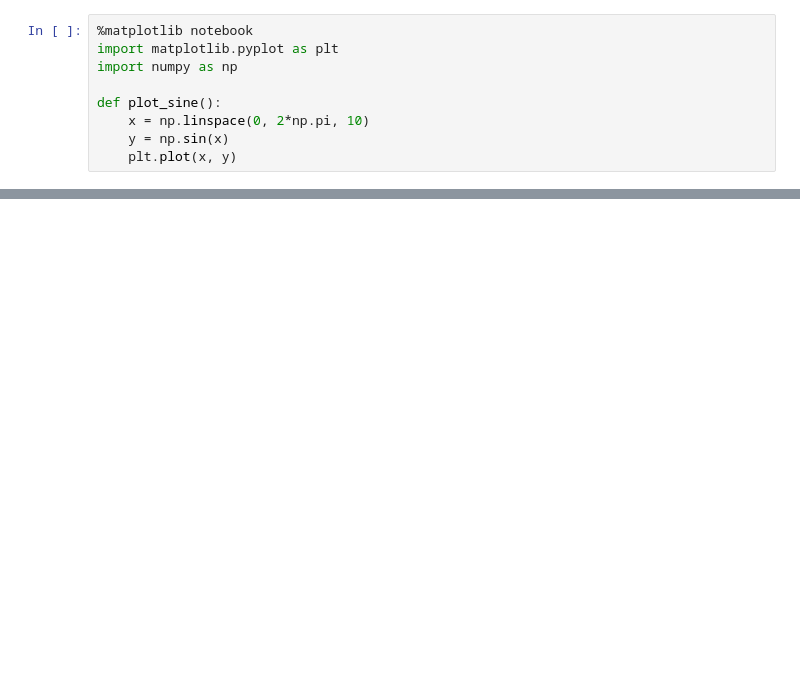
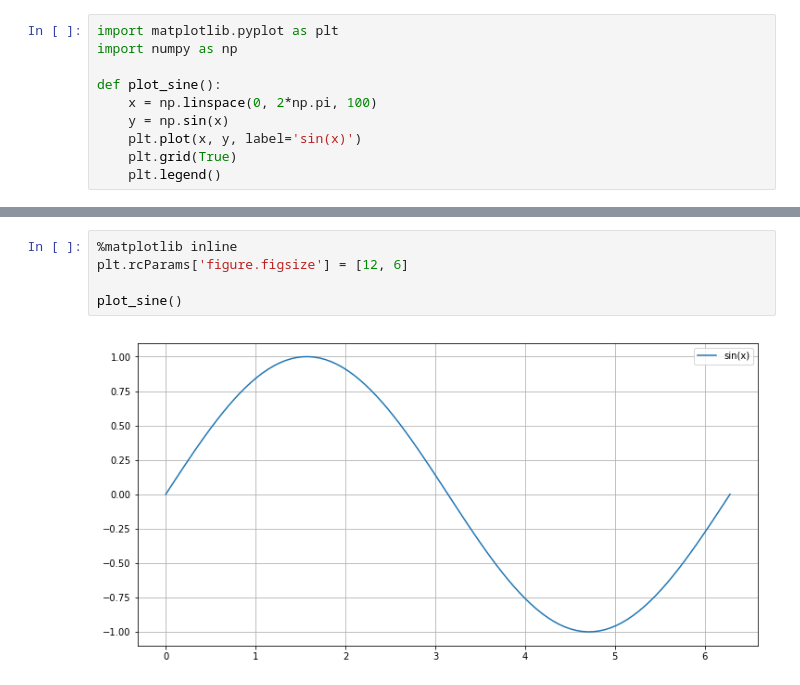
Before and after one commit to johangutihaz/eitn75, a Jupyter notebook: 99_matplotlib.ipynb, the cells around one changed output, grey strips where cells are left out. Saved outputs shown, nothing was run; the diff lists cells and outputs as text; blank space fills up the shorter version.

Commit message:
Updated matplotlib notebook

```diff
--- a/99_matplotlib.ipynb
+++ b/99_matplotlib.ipynb
@@ -6,9 +6,10 @@ To use matplotlib and show plots in a notebook there are different ways; two (2)
 # %%
-%matplotlib notebook
 import matplotlib.pyplot as plt
 import numpy as np
 
 def plot_sine():
-    x = np.linspace(0, 2*np.pi, 10)
+    x = np.linspace(0, 2*np.pi, 100)
     y = np.sin(x)
-    plt.plot(x, y)
+    plt.plot(x, y, label='sin(x)')
+    plt.grid(True)
+    plt.legend()
@@ -24,3 +19,10 @@ plot_sine()
 # %% [output]
 [interactive output not drawn]
 [interactive output not drawn]
+# %%
+%matplotlib inline
+plt.rcParams['figure.figsize'] = [12, 6]
+
+plot_sine()
+# %% [output]
+[figure, added]
```
Also changed, not shown: parts of 3 cells of this notebook.
